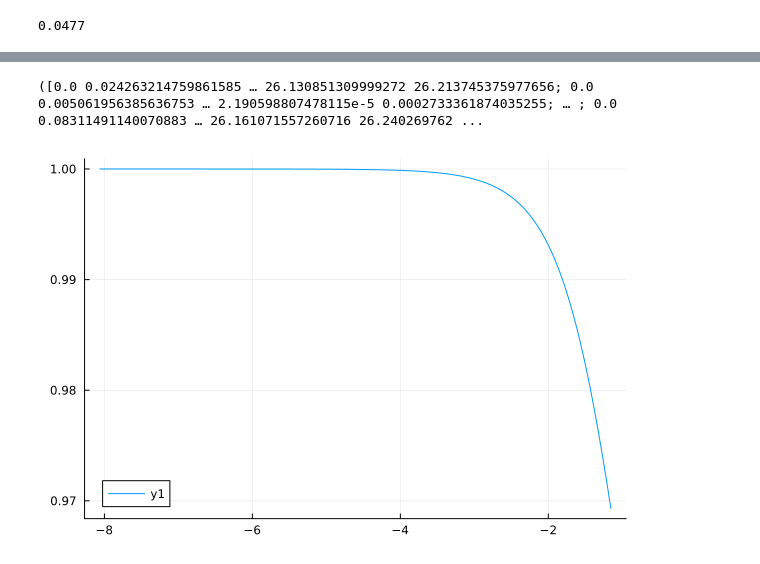
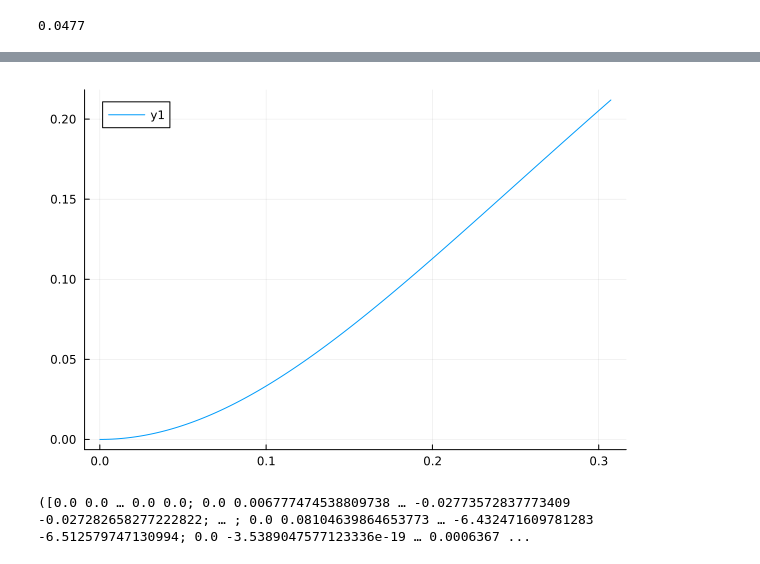
Before and after one commit to perebalazs/LowLevelFEM.jl, a Jupyter notebook: examples/wave_propagation_1D.ipynb, the cells around one changed output, grey strips where cells are left out. Saved outputs shown, nothing was run; the diff lists cells and outputs as text; code cells hidden in the pictures.

```diff
--- a/examples/wave_propagation_1D.ipynb
+++ b/examples/wave_propagation_1D.ipynb
@@ -68,11 +178,9 @@ FEM.initialVelocity!(problem, "supp", v0, vx=0)
+# %%
+plt = FEM.HHTaccuracyAnalysis(ωₘᵢₙ, ωₘₐₓ, Δt, "PE", n=1000, α=α, δ=δ)
+plot(plt)
+# %% [output]
+[figure, added]
 # %%
-#u1, v1, t1 = FEM.CDM(K, M, C, f, u0, v0, 100Tₘᵢₙ, Tₘᵢₙ / π)
-u1, v1, t1 = FEM.HHT(K, M, f, u0, v0, 100Tₘᵢₙ, Tₘᵢₙ / π * (√(1 + sum(ξ)^2) - sum(ξ)), α=α, δ=δ)
+u1, v1, t1 = FEM.HHT(K, M, f, u0, v0, 300Δt, Δt, α=α, δ=δ)
 # %% [output]
-([0.0 0.024263214759861585 … 26.130851309999272 26.213745375977656; 0.0 0.005061956385636753 … 2.190598807478115e-5 0.0002733361874035255; … ; 0.0 0.08311491140070883 … 26.161071557260716 26.240269762 ...
+([0.0 0.0 … 0.0 0.0; 0.0 0.006777474538809738 … -0.02773572837773409 -0.027282658277222822; … ; 0.0 0.08104639864653773 … -6.432471609781283 -6.512579747130994; 0.0 -3.5389047577123336e-19 … 0.0006367 ...
-# %%
-plt = FEM.HHTaccuracyAnalysis(Tₘᵢₙ, Tₘᵢₙ / π * (√(1 + sum(ξ)^2) - sum(ξ)), "SR", n=1000, α=α, δ=δ)
-
-plot(plt)
-# %% [output]
-[figure, removed]
```
Also changed, not shown: parts of 40 cells of this notebook, 2 other files.
